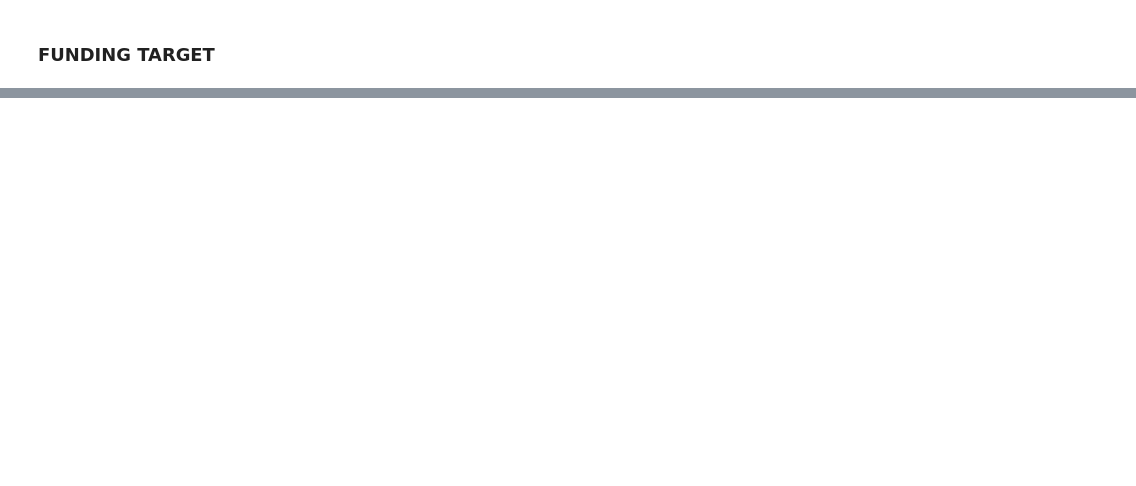
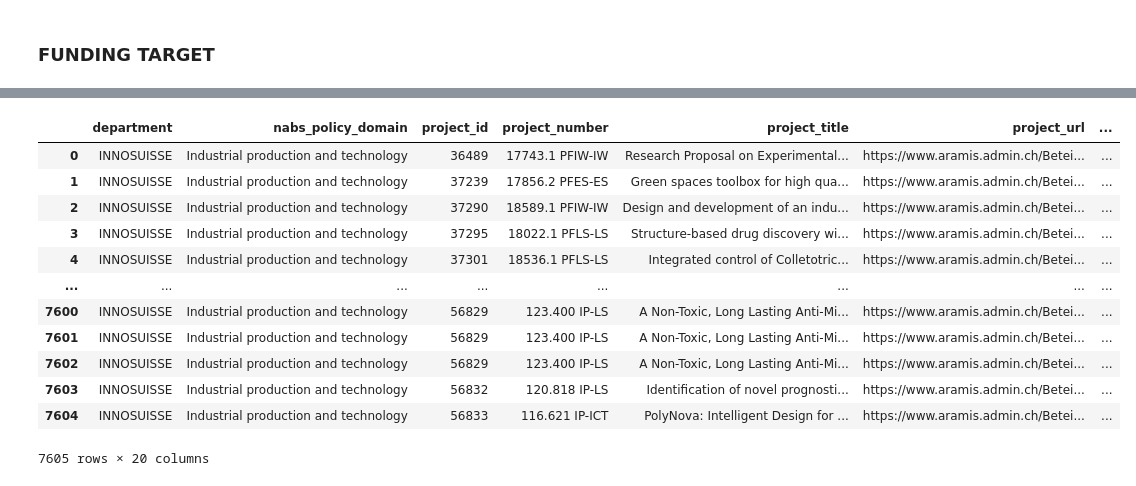
Before and after one commit to MaBlock7/company_success_prediction, a Jupyter notebook: success_prediction/zefix_feature_engineering.ipynb, the cells around one changed output, grey strips where cells are left out. Saved outputs shown, nothing was run; the diff lists cells and outputs as text; code cells hidden in the pictures; blank space fills up the shorter version.

```diff
--- a/success_prediction/zefix_feature_engineering.ipynb
+++ b/success_prediction/zefix_feature_engineering.ipynb
@@ -1121,0 +1188,16 @@ with connect_database() as con:
+# %%
+inno_df
+# %% [output]
+|  | department | nabs_policy_domain | project_id | project_number | project_title | project_url | ... |
+| 0 | INNOSUISSE | Industrial production and technology | 36489 | 17743.1 PFIW-IW | Research Proposal on Experimental... | https://www.aramis.admin.ch/Betei... | ... |
+| 1 | INNOSUISSE | Industrial production and technology | 37239 | 17856.2 PFES-ES | Green spaces toolbox for high qua... | https://www.aramis.admin.ch/Betei... | ... |
+| 2 | INNOSUISSE | Industrial production and technology | 37290 | 18589.1 PFIW-IW | Design and development of an indu... | https://www.aramis.admin.ch/Betei... | ... |
+| 3 | INNOSUISSE | Industrial production and technology | 37295 | 18022.1 PFLS-LS | Structure-based drug discovery wi... | https://www.aramis.admin.ch/Betei... | ... |
+| 4 | INNOSUISSE | Industrial production and technology | 37301 | 18536.1 PFLS-LS | Integrated control of Colletotric... | https://www.aramis.admin.ch/Betei... | ... |
+| ... | ... | ... | ... | ... | ... | ... | ... |
+| 7600 | INNOSUISSE | Industrial production and technology | 56829 | 123.400 IP-LS | A Non-Toxic, Long Lasting Anti-Mi... | https://www.aramis.admin.ch/Betei... | ... |
+| 7601 | INNOSUISSE | Industrial production and technology | 56829 | 123.400 IP-LS | A Non-Toxic, Long Lasting Anti-Mi... | https://www.aramis.admin.ch/Betei... | ... |
+| 7602 | INNOSUISSE | Industrial production and technology | 56829 | 123.400 IP-LS | A Non-Toxic, Long Lasting Anti-Mi... | https://www.aramis.admin.ch/Betei... | ... |
+| 7603 | INNOSUISSE | Industrial production and technology | 56832 | 120.818 IP-LS | Identification of novel prognosti... | https://www.aramis.admin.ch/Betei... | ... |
+| 7604 | INNOSUISSE | Industrial production and technology | 56833 | 116.621 IP-ICT | PolyNova: Intelligent Design for ... | https://www.aramis.admin.ch/Betei... | ... |
+7605 rows × 20 columns
```
Also changed, not shown: parts of 14 cells of this notebook, 4 other files.
